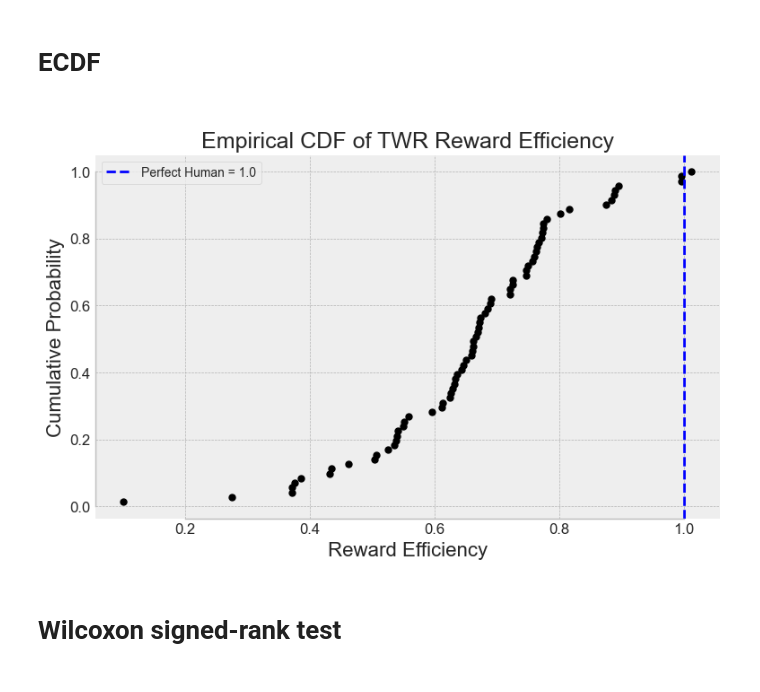
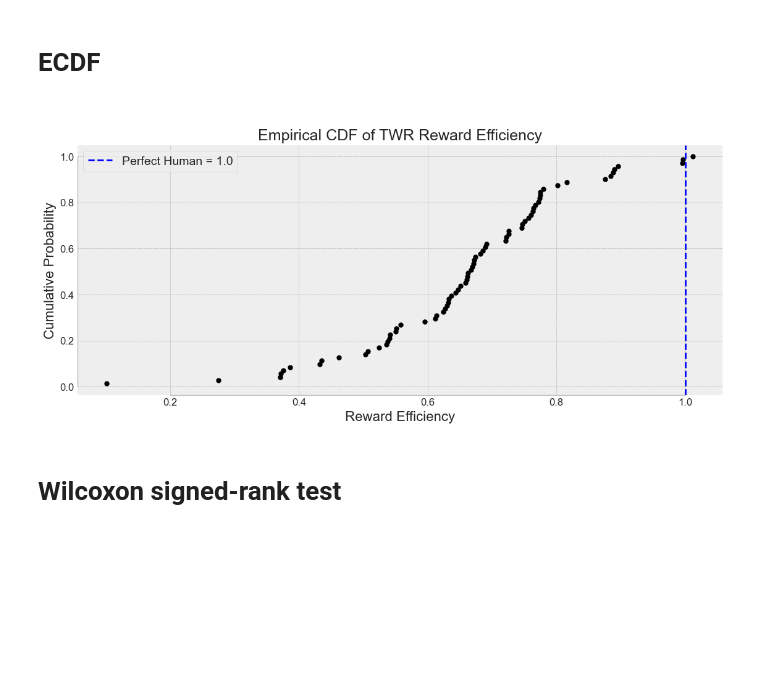
Before and after one commit to ghRevelle/pytc, a Jupyter notebook: Scripts/AnalysisScripts/data_analysis.ipynb, the cells around one changed output. Cells and saved outputs as stored; diff of their text form; code cells hidden in the pictures; blank space fills up the shorter version.

```diff
--- a/Scripts/AnalysisScripts/data_analysis.ipynb
+++ b/Scripts/AnalysisScripts/data_analysis.ipynb
@@ -86,23 +86,23 @@ plt.show()
 # %%
 # Sort data
 sorted_efficiency = np.sort(df['reward_efficiency'])
 cdf = np.arange(1, len(sorted_efficiency) + 1) / len(sorted_efficiency)
 
 # Plot
-plt.figure(figsize=(8, 5))
+plt.figure(figsize=(12, 5))
 plt.plot(sorted_efficiency, cdf, marker='.', markersize=10, color='black', linestyle='none')
 plt.axvline(1.0, color='blue', linestyle='--', label='Perfect Human = 1.0')
 
 sns.despine(trim=True)
 
 plt.title('Empirical CDF of TWR Reward Efficiency', size=18)
 plt.xlabel('Reward Efficiency', size=16)
 plt.ylabel('Cumulative Probability', size=16)
 plt.grid(True)
-plt.legend()
+plt.legend(fontsize=14)
 plt.show()
 # %% [output]
-[figure, old version]
+[figure, new version]
 # %% [markdown]
 <h1>Wilcoxon signed-rank test<h1>
 # %%
```
Also changed, not shown: parts of 3 cells of this notebook.
